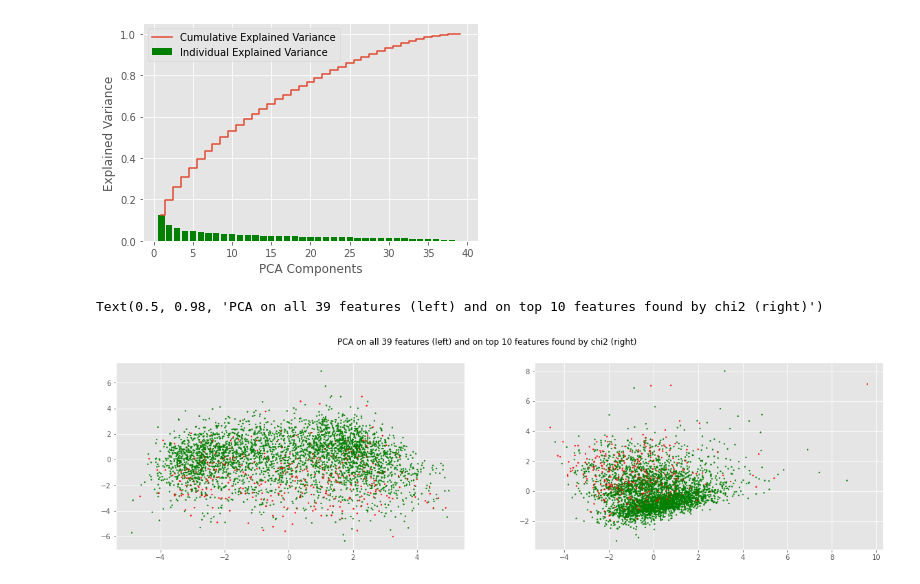
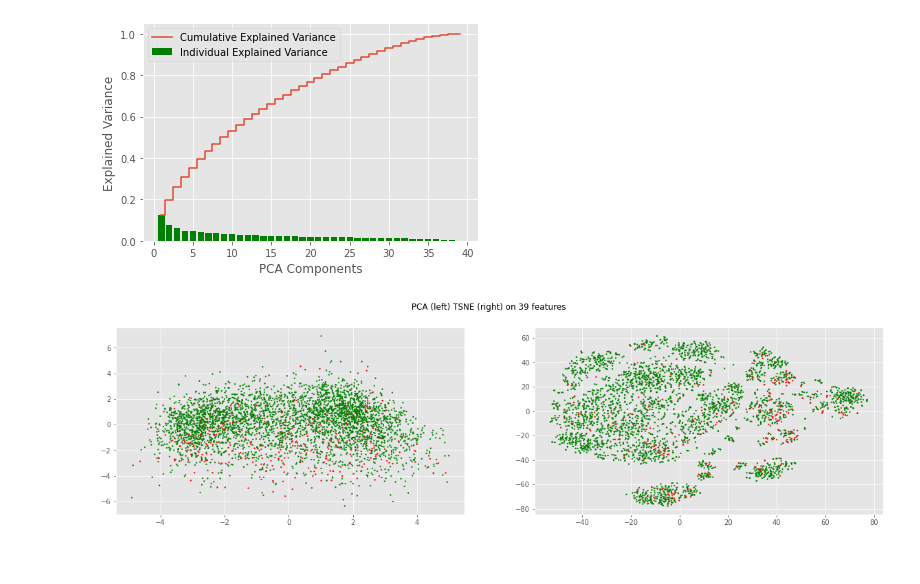
Before and after one commit to orientino/ml4cad, a Jupyter notebook: data_cluster.ipynb, the cells around one changed output. Drawn from its saved outputs; the diff is of its cells as text; code cells hidden in the pictures.

```diff
--- a/data_cluster.ipynb
+++ b/data_cluster.ipynb
@@ -20,8 +20,9 @@ from sklearn.manifold import TSNE
 from sklearn.pipeline import Pipeline
 from sklearn.compose import ColumnTransformer
 
-df_train = pd.read_csv("data/train.csv", index_col=0).to_numpy()
-df_valid = pd.read_csv("data/valid.csv", index_col=0).to_numpy()
+years = 5
+df_train = pd.read_csv(f"data/{years}y/train.csv", index_col=0).to_numpy()
+df_valid = pd.read_csv(f"data/{years}y/valid.csv", index_col=0).to_numpy()
 X_train, y_train = df_train[:, :-1], df_train[:, -1]
 X_valid, y_valid = df_valid[:, :-1], df_valid[:, -1]
 y_train = ["red" if y == 0 else "green" for y in y_train]
@@ -55,9 +56,8 @@ plt.bar(range(df_train.shape[-1]-1), scores)
 # all 39 features
 X = StandardScaler().fit_transform(X_train)
 
-# top 15 features
-X_train = X_train[:, selector.get_support()]
-X_half = StandardScaler().fit_transform(X_train)
+# top 10 features
+X_top = X[:, selector.get_support()]
 # %% [output]
 [figure]
 # %%
@@ -74,25 +74,34 @@ plt.legend()
 <matplotlib.legend.Legend at 0x...>
 [figure]
 # %%
-fig = plt.figure(figsize=(20, 5))
-fig_dims = (1, 2)
-fig.subplots_adjust(hspace=0.2, wspace=0.2)
+from collections import Counter
+from imblearn.under_sampling import OneSidedSelection, EditedNearestNeighbours, ClusterCentroids
 
-plt.subplot2grid(fig_dims, (0, 0))
-X_pca = PCA(n_components=2).fit_transform(X)
-plt.scatter(X_pca[:, 0], X_pca[:, 1], s=3, c=y_train)
+def plot_pca_tsne(X, y, name=""):
+    fig = plt.figure(figsize=(20, 5))
+    fig_dims = (1, 2)
+    fig.subplots_adjust(hspace=0.2, wspace=0.2)
 
-plt.subplot2grid(fig_dims, (0, 1))
-X_pca = PCA(n_components=2).fit_transform(X_half)
-plt.scatter(X_pca[:, 0], X_pca[:, 1], s=3, c=y_train)
-plt.suptitle("PCA on all 39 features (left) and top 10 features found by chi2 (right)")
+    plt.subplot2grid(fig_dims, (0, 0))
+    X_pca = PCA(n_components=2).fit_transform(X)
+    plt.scatter(X_pca[:, 0], X_pca[:, 1], s=3, c=y)
+
+    plt.subplot2grid(fig_dims, (0, 1))
+    X_embedded = TSNE(n_components=2).fit_transform(X)
+    plt.scatter(X_embedded[:, 0], X_embedded[:, 1], s=3, c=y)
+    plt.suptitle(f"{name} PCA (left) TSNE (right) on {X.shape[1]} features")
 
 # # visualize 3D plot
 # from mpl_toolkits.mplot3d import Axes3D
 # fig = plt.figure(figsize=(7,5))
 # ax = fig.add_subplot(111, projection='3d')
 # fig.patch.set_facecolor('white')
 # ax.scatter(X_pca[:, 0], X_pca[:, 1], X_pca[:, 2], s=3, c=y_train)
+
+# plot with all the 39 features
+plot_pca_tsne(X, y_train)
+
+# plot with top 10 features
+# plot_pca_tsne(X_top, y_train)
 # %% [output]
-Text(0.5, 0.98, 'PCA on all 39 features (left) and on top 10 features found by chi2 (right)')
-[figure, old version]
+[figure, new version]
```
Also changed, not shown: parts of 4 cells of this notebook, 20 other files.
